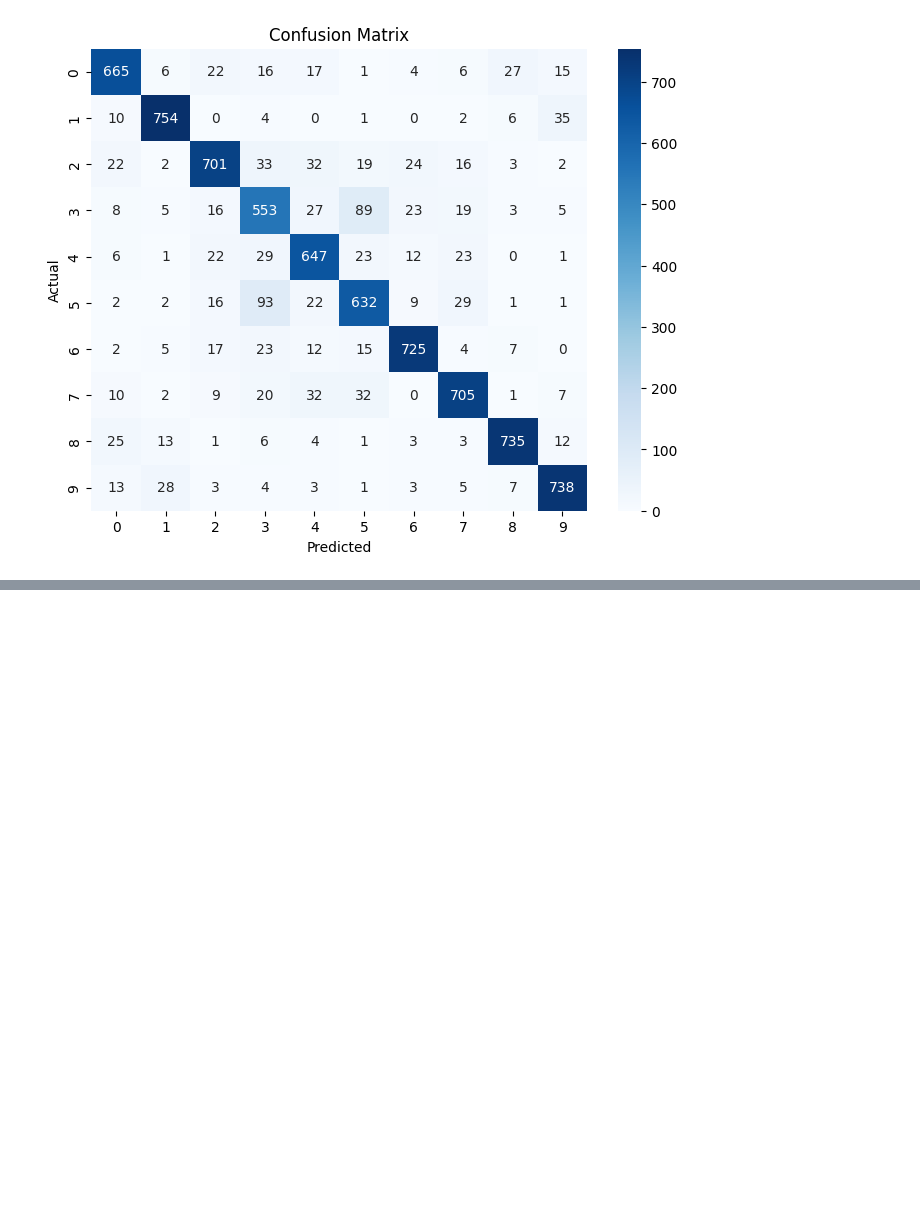
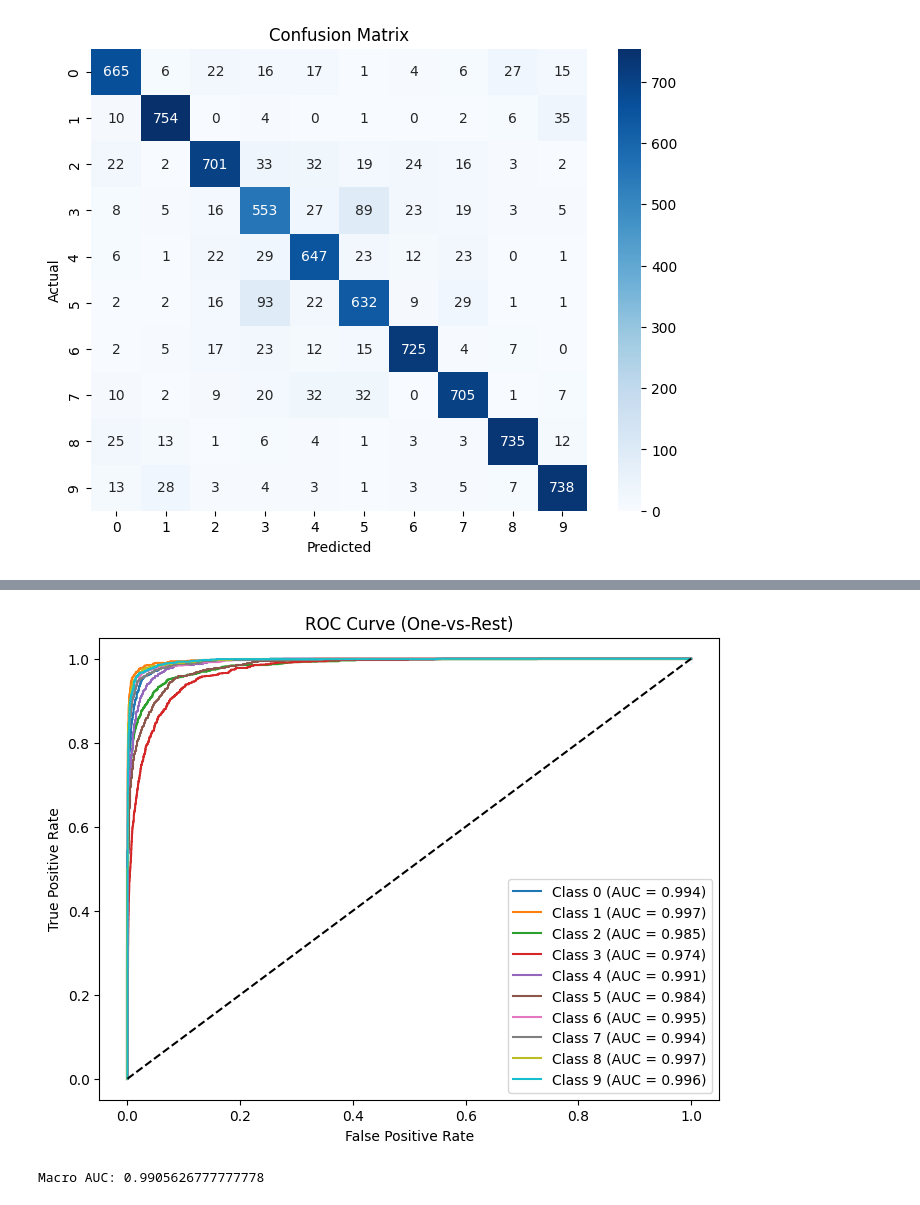
Before and after one commit to alexlehner3868/TrojanDetectionInNeuralNetworks, a Jupyter notebook: TrojanDetectionUpdated.ipynb, the cells around one changed output, grey strips where cells are left out. Drawn from its saved outputs; the diff is of its cells as text; code cells hidden in the pictures; blank space fills up the shorter version.

```diff
--- a/TrojanDetectionUpdated.ipynb
+++ b/TrojanDetectionUpdated.ipynb
@@ -535,0 +633,34 @@ torch.save({
+# %%
+from sklearn.metrics import roc_curve, auc
+from sklearn.preprocessing import label_binarize
+import matplotlib.pyplot as plt
+import numpy as np
+
+num_classes = 10  # CIFAR-10
+y_prob = np.array(y_prob)
+# Convert labels to one-hot
+y_true_bin = label_binarize(y_true, classes=np.arange(num_classes))
+
+plt.figure(figsize=(8,6))
+
+for i in range(num_classes):
+    fpr, tpr, _ = roc_curve(y_true_bin[:, i], y_prob[:, i])
+    roc_auc = auc(fpr, tpr)
+
+    plt.plot(fpr, tpr, label=f"Class {i} (AUC = {roc_auc:.3f})")
+
+plt.plot([0,1], [0,1], 'k--')  # random classifier line
+plt.xlabel("False Positive Rate")
+plt.ylabel("True Positive Rate")
+plt.title("ROC Curve (One-vs-Rest)")
+plt.legend()
+plt.show()
+# %% [output]
+[figure, added]
+# %%
+from sklearn.metrics import roc_auc_score
+
+macro_auc = roc_auc_score(y_true_bin, y_prob, average="macro")
+print("Macro AUC:", macro_auc)
+# %% [output]
+Macro AUC: 0.9905626777777778
```
Also changed, not shown: parts of 8 cells of this notebook.
